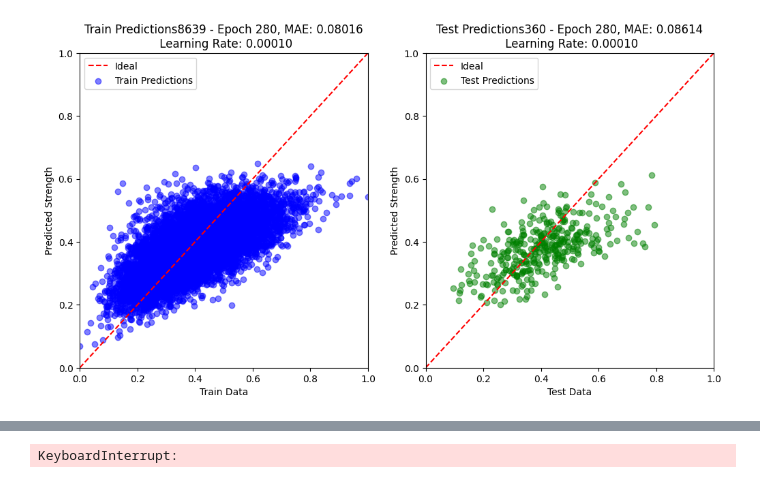
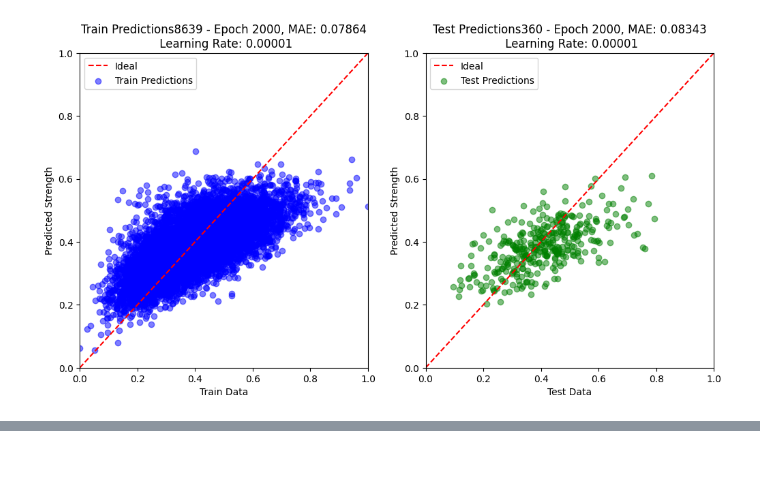
Before and after one commit to Daniel19993099/Thesis, a Jupyter notebook: Ver2/CNN-ANN-3.ipynb, the cells around one changed output, grey strips where cells are left out. Cells and saved outputs as stored; diff of their text form; code cells hidden in the pictures.

```diff
--- a/Ver2/CNN-ANN-3.ipynb
+++ b/Ver2/CNN-ANN-3.ipynb
@@ -12,18 +12,18 @@ from sklearn.model_selection import train_test_split
 from CallBacks import PrintLossCallback, EarlyStoppingByTrainMAE, LiveScatterCNN,LiveScatterTwoOutputs
 import tensorflow as tf
 from tensorflow.keras.initializers import HeNormal, GlorotUniform
-
+from tensorflow import keras
 Iteration=2000
-lr=0.0001
+lr=0.00001
 train_size = 0.96
 limit=0.02
-l2value=0.005
+l2value=0.01
 reduceRate=0.9
-modelPath="CNN-ANN-3-8.keras"
+modelPath="CNN-ANN-3-11.keras"
 act="swish"
-batch=50
+batch=100
 initializer=GlorotUniform()
-drop=0.3
+drop=0.4
 
 # Load node data (25 nodes, 3 features: x, y, z)
 with open("nodexy.txt", "r") as file:
@@ -96,73 +96,79 @@ node_branch = Activation(act)(node_branch)
 node_branch = GlobalAveragePooling2D()(node_branch)
  # Reduce to 1D
 element_input = Input(shape=(X_train_elements.shape[1],), name="Element_Input")
-element_branch = Dense(50, activation="swish",kernel_regularizer=l2(l2value),kernel_initializer=initializer)(element_input)
-element_branch = Dense(32, activation="swish",kernel_initializer=initializer)(element_branch)
+element_branch = Dense(100, activation="swish",kernel_regularizer=l2(l2value),kernel_initializer=initializer)(element_input)
+element_branch = Dense(75, activation="swish",kernel_regularizer=l2(l2value),kernel_initializer=initializer)(element_input)
+element_branch = Dense(50, activation="swish",kernel_initializer=initializer)(element_branch)
 element_branch = Dropout(drop)(element_branch)
-element_branch = Dense(16, activation="swish")(element_branch)
+element_branch = Dense(30, activation="swish")(element_branch)
 element_branch = Dropout(drop)(element_branch)
 
 # Concatenate CNN and ANN features
 merged = Concatenate()([node_branch, element_branch])
-latentSpace=Dense(50,activation=act,kernel_regularizer=l2(l2value),kernel_initializer=initializer)(merged)
+latentSpace=Dense(70,activation=act,kernel_regularizer=l2(l2value),kernel_initializer=initializer)(merged)
+latentSpace=Dense(50,activation=act,kernel_initializer=initializer)(latentSpace)
 latentSpace=Dense(30,activation=act,kernel_initializer=initializer)(latentSpace)
 latentSpace=Dropout(drop)(latentSpace)
-latentSpace=Dense(10,kernel_initializer=initializer,name="Latent")(latentSpace)
+latentSpace=Dense(15,kernel_initializer=initializer,name="Latent")(latentSpace)
 latentSpace=Dropout(drop)(latentSpace)
-encoded = Dense(4,kernel_initializer=initializer)(latentSpace)
-encoded = Dense(2,kernel_initializer=initializer)(encoded)
+encoded = Dense(10,kernel_initializer=initializer)(latentSpace)
+encoded = Dense(5,kernel_initializer=initializer)(encoded)
 encode = Dense(1, activation="linear", name="Encode")(encoded)
 
-decoded = Dense(20,kernel_initializer=initializer)(latentSpace)
+decoded = Dense(30,kernel_initializer=initializer)(latentSpace)
+decoded=Dense(40,kernel_initializer=initializer)(decoded)
 decoded = Dropout(drop)(decoded)
-decoded = Dense(30, activation=act,kernel_regularizer=l2(l2value),kernel_initializer=initializer)(decoded)
+decoded = Dense(50, activation=act,kernel_regularizer=l2(l2value),kernel_initializer=initializer)(decoded)
 decoded = Dense(25*2, activation=act,kernel_regularizer=l2(l2value),kernel_initializer=initializer)(decoded)
 decoded = Reshape((5,5,2))(decoded)
 decoded = Conv2DTranspose(6, kernel_size=(3,3), activation=act, padding="same",kernel_initializer=initializer)(decoded)
 decode = Conv2DTranspose(2, kernel_size=(3,3), activation=act, padding="same",kernel_initializer=initializer,name="Decode")(decoded)
 #decode = Reshape((5,5,7), name="Decode")(decoded)
 
-# Create model
-if os.path.exists(modelPath):
-    print("Loading model")
-    model=load_model(modelPath)
-else:
-    print("Creating model")
-    model = Model(inputs=[node_input,element_input], outputs=[encode,decode])
 def log_cosh_loss(y_true, y_pred):
     return tf.reduce_mean(tf.math.log(tf.cosh(y_pred - y_true)))
+
 def combinedloss(y_true,y_pred):
     logc=log_cosh_loss(y_true,y_pred)
     huber=tf.keras.losses.Huber()
     huber_loss=huber(y_true,y_pred)
     return logc+huber_loss
+
+# Create model
+if os.path.exists(modelPath):
+    print("Loading model")
+    model=load_model(modelPath,custom_objects={"combinedloss": combinedloss, "log_cosh_loss": log_cosh_loss})
+else:
+    print("Creating model")
+    model = Model(inputs=[node_input,element_input], outputs=[encode,decode])
+
 
 model.compile(optimizer=Adam(learning_rate=lr),
               loss={"Encode": combinedloss, "Decode":combinedloss},
               #loss_weights={"Encode": 0.5, "Decode": 0.5},
               metrics={"Encode": ["mae", "mse"], "Decode": ["mae", "mse"]})
 
 # Define callbacks for early stopping and learning rate reduction
-checkpoint = ModelCheckpoint(modelPath, monitor="Encode_mae", save_best_only=True, mode="min", verbose=0)
-reduce_lr = ReduceLROnPlateau(monitor="Encode_mae", factor=reduceRate, patience=400, min_lr=1e-6, verbose=0)
+checkpoint = ModelCheckpoint(modelPath, monitor="val_Encode_mae", save_best_only=True, mode="min", verbose=0)
+reduce_lr = ReduceLROnPlateau(monitor="Encode_mae", factor=reduceRate, patience=400, min_lr=1e-7, verbose=0)
 X_train_nodes = np.array(X_train_nodes, dtype=np.float32)
 LossMonitor = PrintLossCallback("Encode_mae",interval=10)
 early_stopping = EarlyStoppingByTrainMAE("Encode_mae",threshold=limit)
 plot=LiveScatterTwoOutputs(X_train_nodes,X_test_nodes,X_train_elements,X_test_elements, y_train, y_test, interval=10)
 
 print(f"Model output shapes: {[o.shape for o in model.outputs]}")
 print(f"y_train shape: {y_train.shape}")
 print(f"X_train_nodes shape: {X_train_nodes.shape}")
 print("Target Min:", np.min(y_train), "Target Max:", np.max(y_train))
 # Train model
 history = model.fit(
     [X_train_nodes,X_train_elements],
     [y_train, X_train_nodes],
     epochs=Iteration,
     batch_size=batch,
     validation_split=0.05,
-    callbacks=[checkpoint,reduce_lr,plot,LossMonitor],
+    callbacks=[checkpoint,reduce_lr,LossMonitor,plot],
     verbose=0
 )
 # %% [output]
-[figure, old version]
+[figure, new version]
@@ -170 +174,0 @@ Epoch 280: Loss = 0.0837759301
-KeyboardInterrupt:
```
Also changed, not shown: parts of 1 cell of this notebook, 7 other files.
